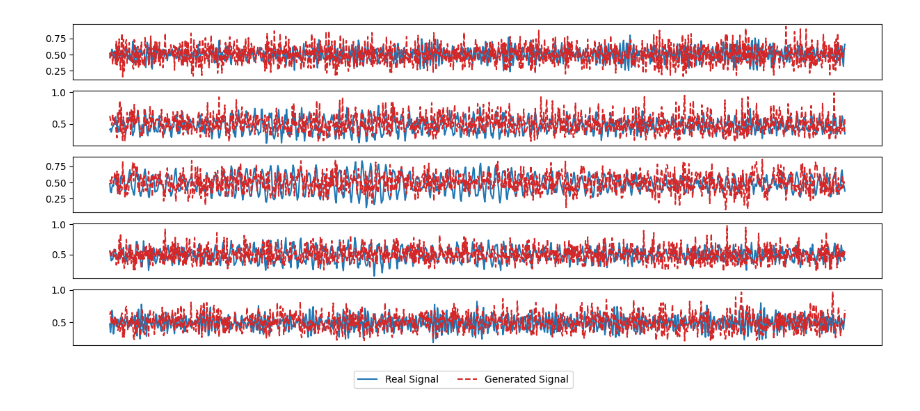
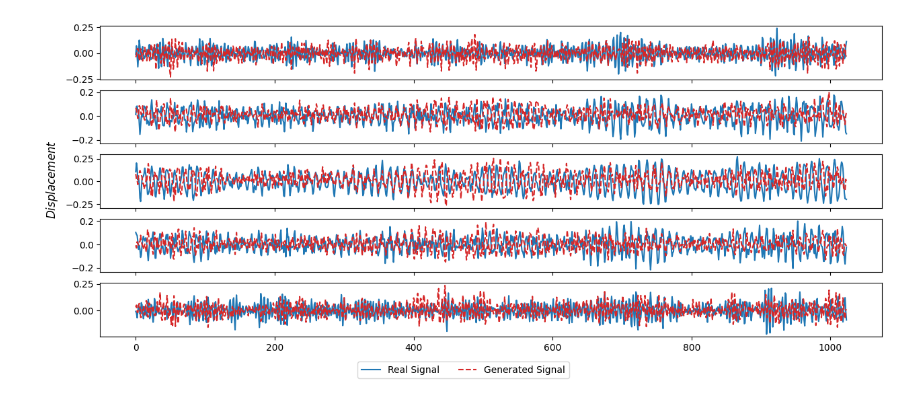
Before and after one commit to tingyan08/ICSHM2022, a Jupyter notebook: testing_generation.ipynb, the cells around one changed output. Cells and saved outputs as stored; diff of their text form; code cells hidden in the pictures.

Commit message:
Update testing generative model

```diff
--- a/testing_generation.ipynb
+++ b/testing_generation.ipynb
@@ -10,7 +10,7 @@ from model.Displacement.extraction import TripletAE
 from torch.utils.data import DataLoader
 # %%
 tAE = TripletAE.load_from_checkpoint("./Logs/Extraction/Displacement-TripletAE/unet/version_0/checkpoints/epoch=00466-val_loss=0.00045464.ckpt").to("cuda")
-WCGAN = WCGAN_GP.load_from_checkpoint("./Logs/Generation/Displacement_WCGAN_GP/First/version_0/checkpoints/epoch=00000-fid=0.0000.ckpt", strict=False).to("cuda")
+WCGAN = WCGAN_GP.load_from_checkpoint("./Logs/Generation/Displacement_WCGAN_GP/mean_0/version_0/checkpoints/epoch=00499.ckpt", strict=False).to("cuda")
 # %%
 train_dataset = DamageDataGenerationDataset(path="./Data", task="classification")
 train_dataloader = DataLoader(train_dataset, batch_size=32, shuffle=True)
@@ -61,17 +61,29 @@ def draw_tsne(synthetic_latent, input_latent, situation):
     plt.savefig("Generation.svg", bbox_inches='tight')
 # %%
 def visualize(generated_data_sample, real_data_sample):
-    fig, axes = plt.subplots(5, 1, figsize=(15,6))
+    fig, axes = plt.subplots(5, 1, figsize=(15,6), sharex=True)
     for i in range(5):
         line1 = axes[i].plot(range(len(real_data_sample[i, :])), real_data_sample[i, :], color="tab:blue",  label="Real Signal")
         line2 = axes[i].plot(range(len(generated_data_sample[i, :])), generated_data_sample[i, :], color="tab:red", linestyle='dashed', label="Generated Signal")
-        axes[i].set_xticks([])
+    fig.supylabel(r'$Displacement$', x=0.07)
     fig.legend(handles =[line1[0], line2[0]], loc ='lower center', ncol=4)
     fig.savefig("Generated Siganl.svg", bbox_inches='tight')
+# %%
+def denormalize(generated_data, real_data):
+    min_max = pd.read_csv("./Data/Displacement/min_max.csv").values
+    n = generated_data.shape[0]
+    for i in range(n):
+        for j in range(5):
+            generated_data[i, j, :] = generated_data[i, j, :] * (min_max[j, 1] - min_max[j, 0]) + min_max[j, 0]
+            real_data[i, j, :] = real_data[i, j, :] * (min_max[j, 1] - min_max[j, 0]) + min_max[j, 0]
+
+    return generated_data, real_data
+# %%
+scale_generated_signal, scale_real_signal = denormalize(generative_data_list, real_data_list)
 # %%
-visualize(generative_data_list[0, :, :], real_data_list[0, :, :])
+visualize(scale_generated_signal[0, :, :], scale_real_signal[0, :, :])
 # %% [output]
-[figure, old version]
+[figure, new version]
 # %%
 draw_tsne(generative_representation_list, real_representation_list, situation_list)
 # %% [output]
```
Also changed, not shown: parts of 1 cell of this notebook, 5 other files.
